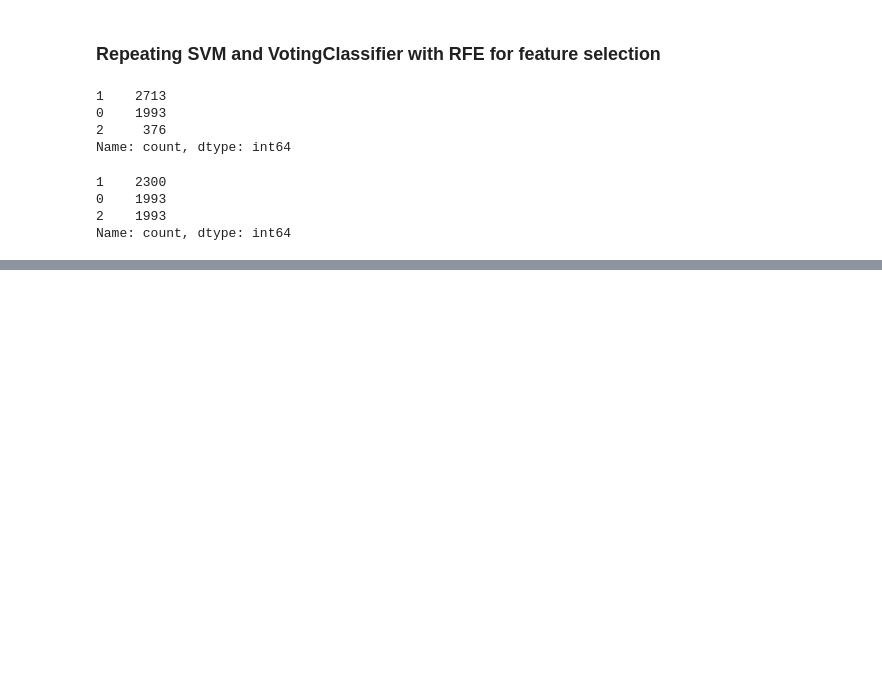
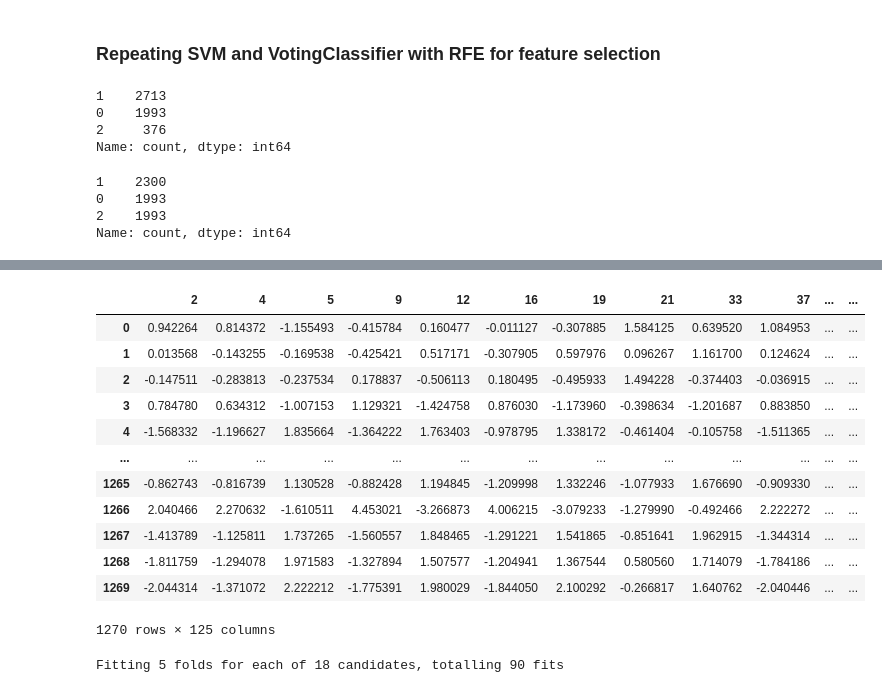
Before and after one commit to lui-alvarez/Melanoma-classification-using-machine-learning, a Jupyter notebook: notebooks/challenge2_multiclass.ipynb, the cells around one changed output, grey strips where cells are left out. Saved outputs shown, nothing was run; the diff lists cells and outputs as text; code cells hidden in the pictures; blank space fills up the shorter version.

```diff
--- a/notebooks/challenge2_multiclass.ipynb
+++ b/notebooks/challenge2_multiclass.ipynb
@@ -1015,0 +1106,24 @@ model_predict(y_pred, y_val_encoded)
+# %%
+X_val_normalized = X_val_normalized.iloc[:, selected_feature_indices]
+X_val_normalized
+# %% [output]
+|  | 2 | 4 | 5 | 9 | 12 | 16 | 19 | 21 | 33 | 37 | ... | ... |
+| 0 | 0.942264 | 0.814372 | -1.155493 | -0.415784 | 0.160477 | -0.011127 | -0.307885 | 1.584125 | 0.639520 | 1.084953 | ... | ... |
+| 1 | 0.013568 | -0.143255 | -0.169538 | -0.425421 | 0.517171 | -0.307905 | 0.597976 | 0.096267 | 1.161700 | 0.124624 | ... | ... |
+| 2 | -0.147511 | -0.283813 | -0.237534 | 0.178837 | -0.506113 | 0.180495 | -0.495933 | 1.494228 | -0.374403 | -0.036915 | ... | ... |
+| 3 | 0.784780 | 0.634312 | -1.007153 | 1.129321 | -1.424758 | 0.876030 | -1.173960 | -0.398634 | -1.201687 | 0.883850 | ... | ... |
+| 4 | -1.568332 | -1.196627 | 1.835664 | -1.364222 | 1.763403 | -0.978795 | 1.338172 | -0.461404 | -0.105758 | -1.511365 | ... | ... |
+| ... | ... | ... | ... | ... | ... | ... | ... | ... | ... | ... | ... | ... |
+| 1265 | -0.862743 | -0.816739 | 1.130528 | -0.882428 | 1.194845 | -1.209998 | 1.332246 | -1.077933 | 1.676690 | -0.909330 | ... | ... |
+| 1266 | 2.040466 | 2.270632 | -1.610511 | 4.453021 | -3.266873 | 4.006215 | -3.079233 | -1.279990 | -0.492466 | 2.222272 | ... | ... |
+| 1267 | -1.413789 | -1.125811 | 1.737265 | -1.560557 | 1.848465 | -1.291221 | 1.541865 | -0.851641 | 1.962915 | -1.344314 | ... | ... |
+| 1268 | -1.811759 | -1.294078 | 1.971583 | -1.327894 | 1.507577 | -1.204941 | 1.367544 | 0.580560 | 1.714079 | -1.784186 | ... | ... |
+| 1269 | -2.044314 | -1.371072 | 2.222212 | -1.775391 | 1.980029 | -1.844050 | 2.100292 | -0.266817 | 1.640762 | -2.040446 | ... | ... |
+1270 rows × 125 columns
+# %%
+grid = {'kernel':('linear', 'rbf'), 'C':[0.1, 1, 10], 'gamma':[0.001, 0.01, 0.1]}
+model = SVC(decision_function_shape='ovr', class_weight='balanced')
+# model_fit_predict(model, X_train, y_train, X_val, y_val)
+model_fit_predict(model, grid, 'accuracy', X_train_normalized, y_train_encoded, X_val_normalized, y_val_encoded)
+# %% [output]
+Fitting 5 folds for each of 18 candidates, totalling 90 fits
```
Also changed, not shown: parts of 8 cells of this notebook.
